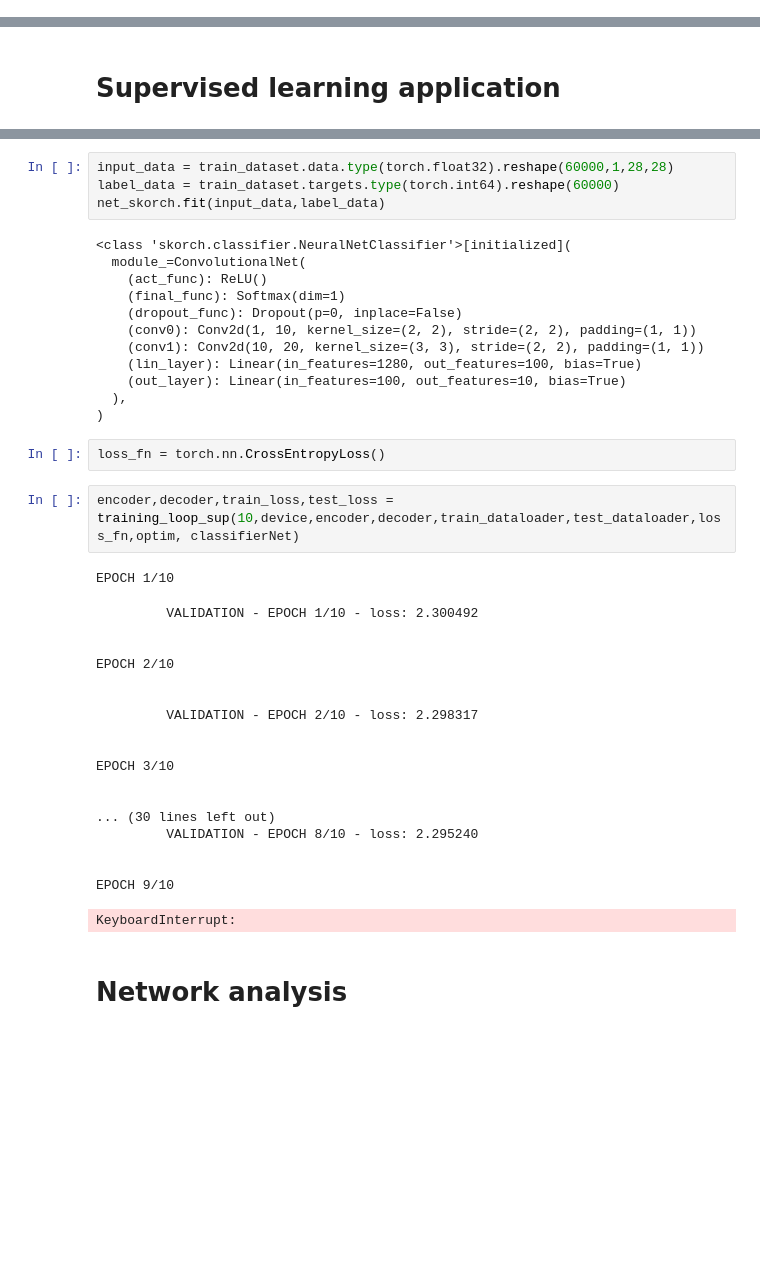
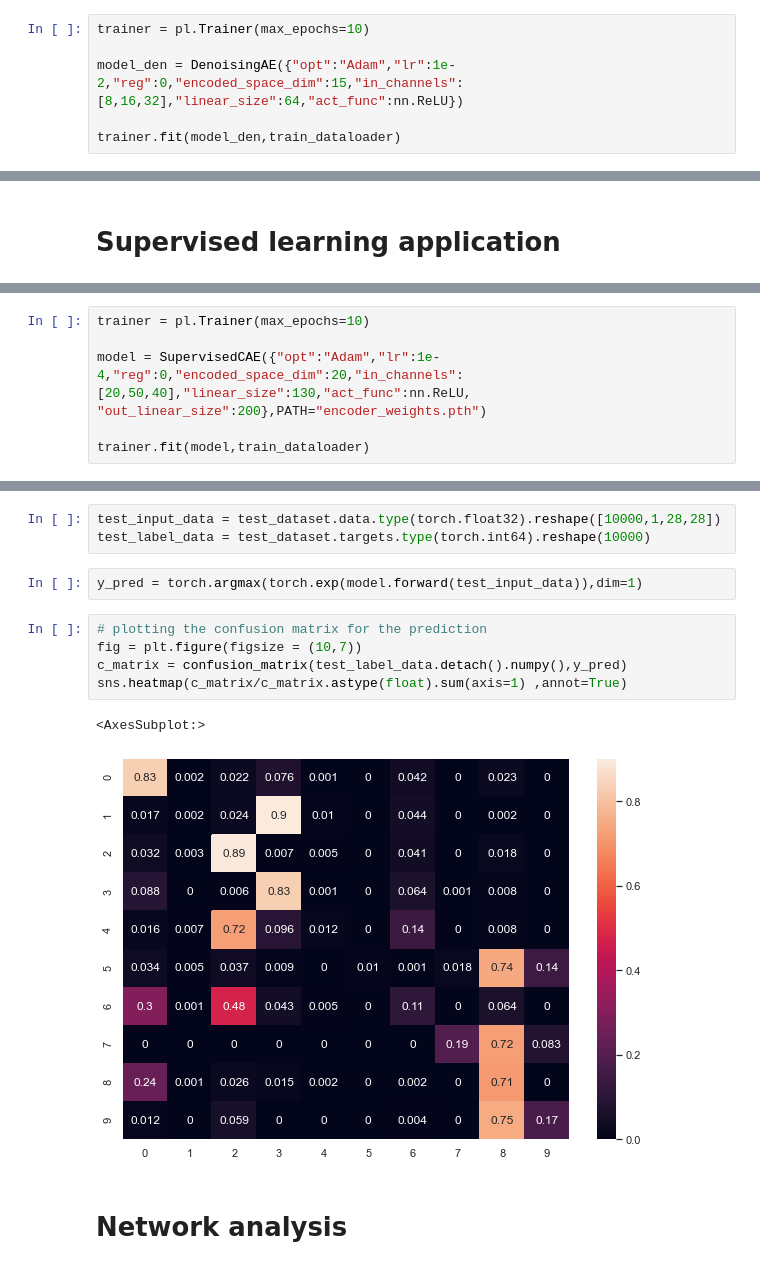
Before and after one commit to Confizolo/PoDProjects, a Jupyter notebook: NNDL/HW2/nndl_2021__homework_2.ipynb, the cells around one changed output, grey strips where cells are left out. Drawn from its saved outputs; the diff is of its cells as text; blank space fills up the shorter version.

```diff
--- a/NNDL/HW2/nndl_2021__homework_2.ipynb
+++ b/NNDL/HW2/nndl_2021__homework_2.ipynb
@@ -160,0 +109,6 @@ EPOCH 10/10
+# %%
+trainer = pl.Trainer(max_epochs=10)
+
+model_den = DenoisingAE({"opt":"Adam","lr":1e-2,"reg":0,"encoded_space_dim":15,"in_channels":[8,16,32],"linear_size":64,"act_func":nn.ReLU})
+
+trainer.fit(model_den,train_dataloader)
@@ -180,0 +130,6 @@ net_skorch = NeuralNetClassifier(
+# %%
+trainer = pl.Trainer(max_epochs=10)
+
+model = SupervisedCAE({"opt":"Adam","lr":1e-4,"reg":0,"encoded_space_dim":20,"in_channels":[20,50,40],"linear_size":130,"act_func":nn.ReLU, "out_linear_size":200},PATH="encoder_weights.pth")
+
+trainer.fit(model,train_dataloader)
@@ -181,43 +179,16 @@ net_skorch = NeuralNetClassifier(
 # %%
-input_data = train_dataset.data.type(torch.float32).reshape(60000,1,28,28)
-label_data = train_dataset.targets.type(torch.int64).reshape(60000)
-net_skorch.fit(input_data,label_data)
+test_input_data = test_dataset.data.type(torch.float32).reshape([10000,1,28,28])
+test_label_data = test_dataset.targets.type(torch.int64).reshape(10000)
-# %% [output]
-<class 'skorch.classifier.NeuralNetClassifier'>[initialized](
-  module_=ConvolutionalNet(
-    (act_func): ReLU()
-    (final_func): Softmax(dim=1)
-    (dropout_func): Dropout(p=0, inplace=False)
-    (conv0): Conv2d(1, 10, kernel_size=(2, 2), stride=(2, 2), padding=(1, 1))
-    (conv1): Conv2d(10, 20, kernel_size=(3, 3), stride=(2, 2), padding=(1, 1))
-    (lin_layer): Linear(in_features=1280, out_features=100, bias=True)
-    (out_layer): Linear(in_features=100, out_features=10, bias=True)
-  ),
-)
-# %%
-loss_fn = torch.nn.CrossEntropyLoss()
-# %%
-encoder,decoder,train_loss,test_loss = training_loop_sup(10,device,encoder,decoder,train_dataloader,test_dataloader,loss_fn,optim, classifierNet)
-# %% [output]
-EPOCH 1/10
-         VALIDATION - EPOCH 1/10 - loss: 2.300492
-
-
-EPOCH 2/10
-
-
-         VALIDATION - EPOCH 2/10 - loss: 2.298317
-
-
-EPOCH 3/10
-
-
-... (30 lines left out)
-         VALIDATION - EPOCH 8/10 - loss: 2.295240
-
-
-EPOCH 9/10
-KeyboardInterrupt:
+# %%
+y_pred = torch.argmax(torch.exp(model.forward(test_input_data)),dim=1)
+# %%
+# plotting the confusion matrix for the prediction
+fig = plt.figure(figsize = (10,7))
+c_matrix = confusion_matrix(test_label_data.detach().numpy(),y_pred)
+sns.heatmap(c_matrix/c_matrix.astype(float).sum(axis=1) ,annot=True)
+# %% [output]
+<AxesSubplot:>
+[figure, added]
 # %% [markdown]
 # Network analysis
 # %%
```
Also changed, not shown: parts of 36 cells of this notebook, 7 other files.
